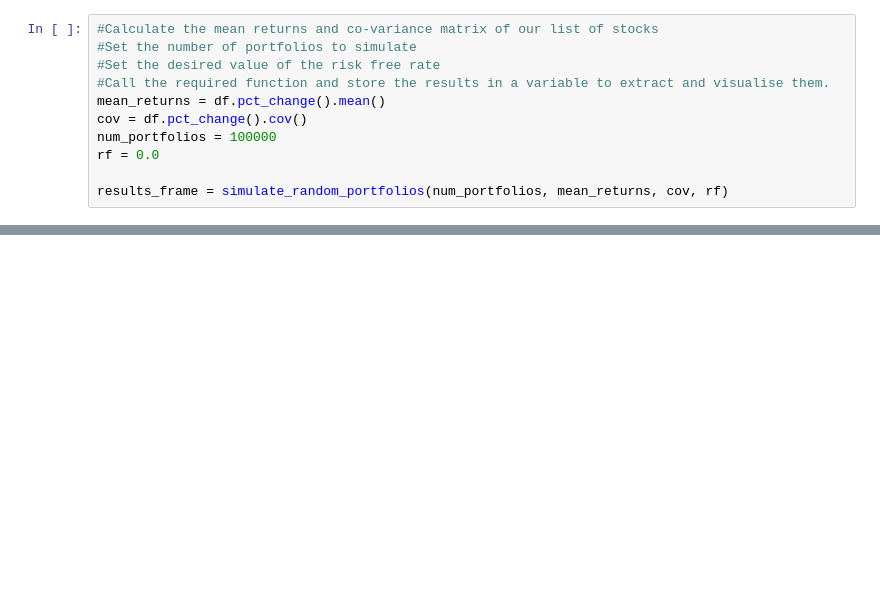
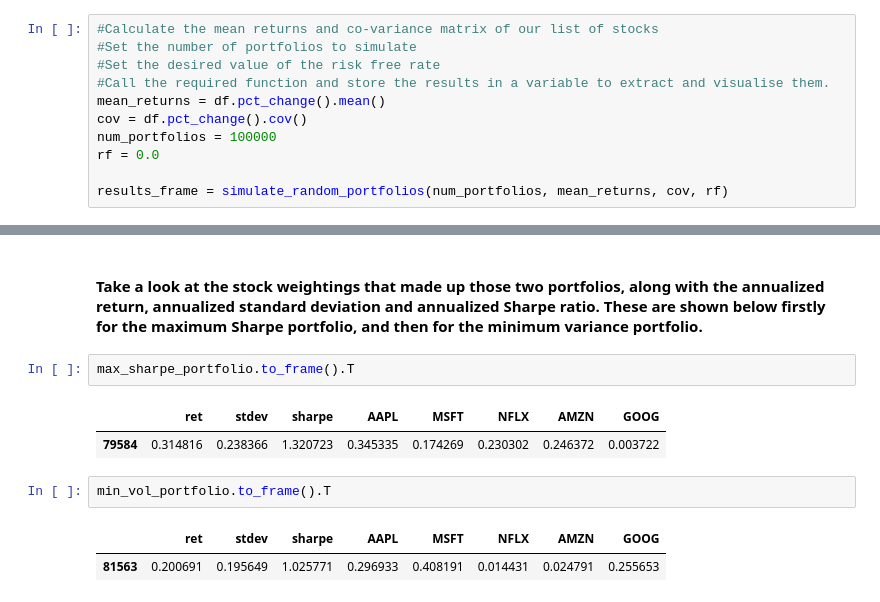
Before and after one commit to thisisyomans/InvestmentPortfolioOptimization, a Jupyter notebook: InvestmentPortfolioOptimization.ipynb, the cells around one changed output, grey strips where cells are left out. Saved outputs shown, nothing was run; the diff lists cells and outputs as text; blank space fills up the shorter version.

```diff
--- a/InvestmentPortfolioOptimization.ipynb
+++ b/InvestmentPortfolioOptimization.ipynb
@@ -86,0 +88,12 @@ plt.show()
+# %% [markdown]
+#### Take a look at the stock weightings that made up those two portfolios, along with the annualized return, annualized standard deviation and annualized Sharpe ratio. These are shown below firstly for the maximum Sharpe portfolio, and then for the minimum variance portfolio.
+# %%
+max_sharpe_portfolio.to_frame().T
+# %% [output]
+|  | ret | stdev | sharpe | AAPL | MSFT | NFLX | AMZN | GOOG |
+| 79584 | 0.314816 | 0.238366 | 1.320723 | 0.345335 | 0.174269 | 0.230302 | 0.246372 | 0.003722 |
+# %%
+min_vol_portfolio.to_frame().T
+# %% [output]
+|  | ret | stdev | sharpe | AAPL | MSFT | NFLX | AMZN | GOOG |
+| 81563 | 0.200691 | 0.195649 | 1.025771 | 0.296933 | 0.408191 | 0.014431 | 0.024791 | 0.255653 |
```
Also changed, not shown: parts of 29 cells of this notebook.
